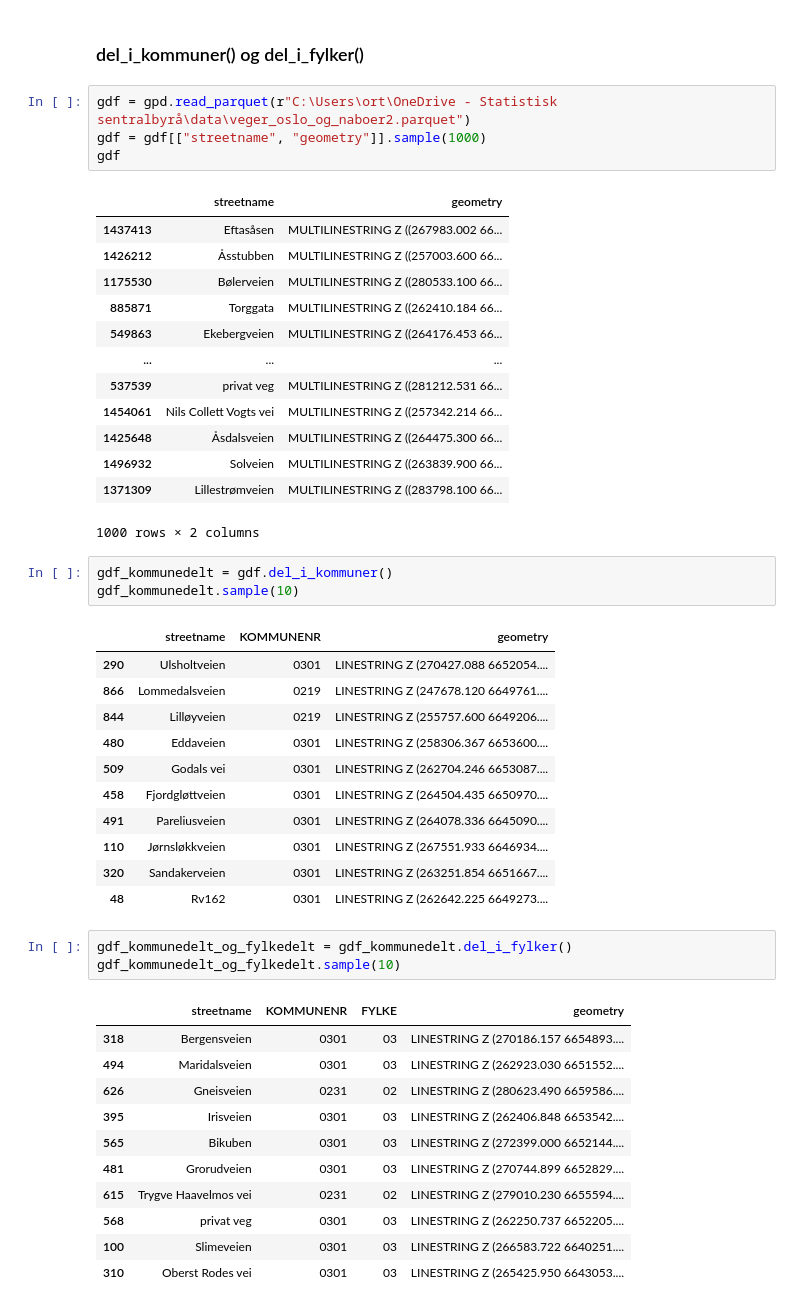
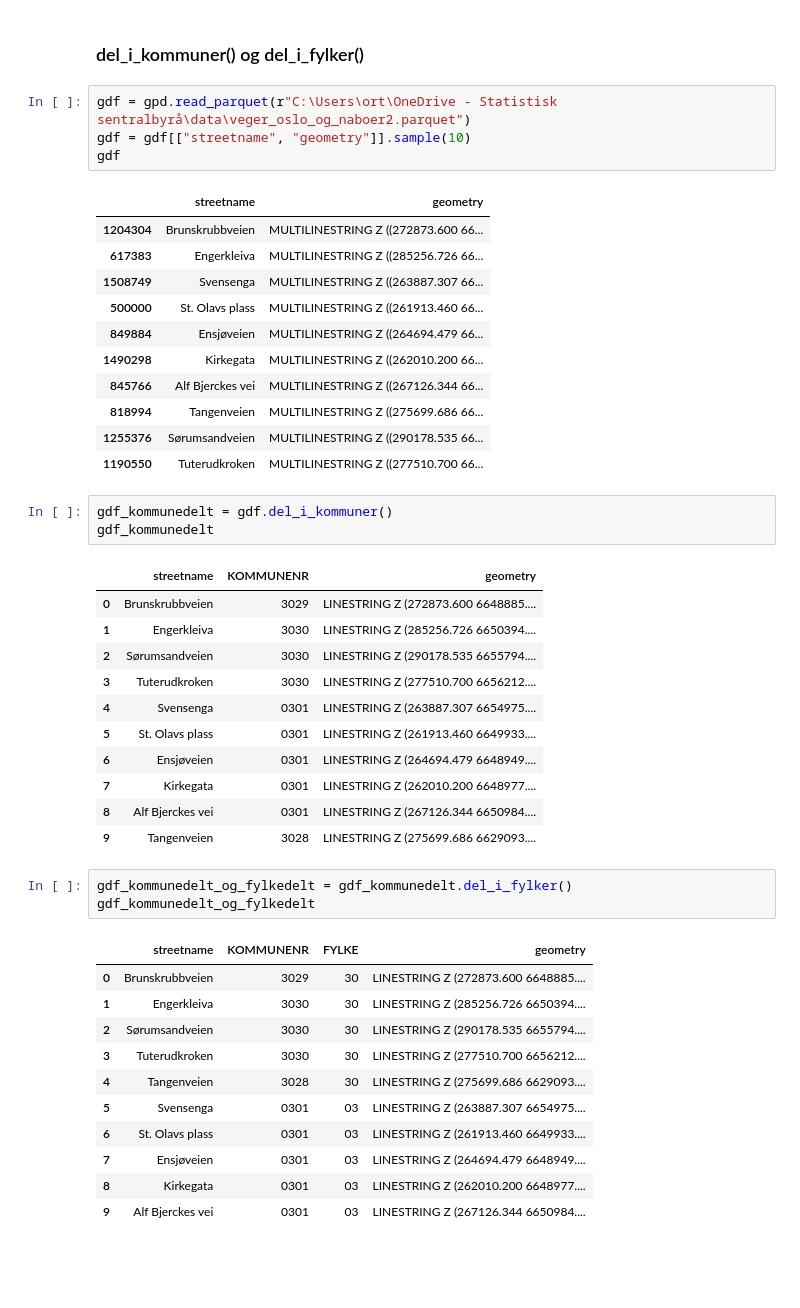
Before and after one commit to statisticsnorway/kommfylk, a Jupyter notebook: eksempler/bruk.ipynb, the cells around one changed output. Saved outputs shown, nothing was run; the diff lists cells and outputs as text; blank space fills up the shorter version.

```diff
--- a/eksempler/bruk.ipynb
+++ b/eksempler/bruk.ipynb
@@ -227,49 +225,47 @@ nabokommuner("0301", 2022)
 ### del_i_kommuner() og del_i_fylker()
 # %%
 gdf = gpd.read_parquet(r"C:\Users\ort\OneDrive - Statistisk sentralbyrå\data\veger_oslo_og_naboer2.parquet")
-gdf = gdf[["streetname", "geometry"]].sample(1000)
+gdf = gdf[["streetname", "geometry"]].sample(10)
 gdf
 # %% [output]
 |  | streetname | geometry |
-| 1437413 | Eftasåsen | MULTILINESTRING Z ((267983.002 66... |
-| 1426212 | Åsstubben | MULTILINESTRING Z ((257003.600 66... |
-| 1175530 | Bølerveien | MULTILINESTRING Z ((280533.100 66... |
-| 885871 | Torggata | MULTILINESTRING Z ((262410.184 66... |
-| 549863 | Ekebergveien | MULTILINESTRING Z ((264176.453 66... |
-| ... | ... | ... |
-| 537539 | privat veg | MULTILINESTRING Z ((281212.531 66... |
-| 1454061 | Nils Collett Vogts vei | MULTILINESTRING Z ((257342.214 66... |
-| 1425648 | Åsdalsveien | MULTILINESTRING Z ((264475.300 66... |
-| 1496932 | Solveien | MULTILINESTRING Z ((263839.900 66... |
-| 1371309 | Lillestrømveien | MULTILINESTRING Z ((283798.100 66... |
+| 1204304 | Brunskrubbveien | MULTILINESTRING Z ((272873.600 66... |
+| 617383 | Engerkleiva | MULTILINESTRING Z ((285256.726 66... |
+| 1508749 | Svensenga | MULTILINESTRING Z ((263887.307 66... |
+| 500000 | St. Olavs plass | MULTILINESTRING Z ((261913.460 66... |
+| 849884 | Ensjøveien | MULTILINESTRING Z ((264694.479 66... |
+| 1490298 | Kirkegata | MULTILINESTRING Z ((262010.200 66... |
+| 845766 | Alf Bjerckes vei | MULTILINESTRING Z ((267126.344 66... |
+| 818994 | Tangenveien | MULTILINESTRING Z ((275699.686 66... |
+| 1255376 | Sørumsandveien | MULTILINESTRING Z ((290178.535 66... |
+| 1190550 | Tuterudkroken | MULTILINESTRING Z ((277510.700 66... |
-1000 rows × 2 columns
 # %%
 gdf_kommunedelt = gdf.del_i_kommuner()
-gdf_kommunedelt.sample(10)
+gdf_kommunedelt
 # %% [output]
 |  | streetname | KOMMUNENR | geometry |
-| 290 | Ulsholtveien | 0301 | LINESTRING Z (270427.088 6652054.... |
-| 866 | Lommedalsveien | 0219 | LINESTRING Z (247678.120 6649761.... |
-| 844 | Lilløyveien | 0219 | LINESTRING Z (255757.600 6649206.... |
-| 480 | Eddaveien | 0301 | LINESTRING Z (258306.367 6653600.... |
-| 509 | Godals vei | 0301 | LINESTRING Z (262704.246 6653087.... |
-| 458 | Fjordgløttveien | 0301 | LINESTRING Z (264504.435 6650970.... |
-| 491 | Pareliusveien | 0301 | LINESTRING Z (264078.336 6645090.... |
-| 110 | Jørnsløkkveien | 0301 | LINESTRING Z (267551.933 6646934.... |
-| 320 | Sandakerveien | 0301 | LINESTRING Z (263251.854 6651667.... |
-| 48 | Rv162 | 0301 | LINESTRING Z (262642.225 6649273.... |
+| 0 | Brunskrubbveien | 3029 | LINESTRING Z (272873.600 6648885.... |
+| 1 | Engerkleiva | 3030 | LINESTRING Z (285256.726 6650394.... |
+| 2 | Sørumsandveien | 3030 | LINESTRING Z (290178.535 6655794.... |
+| 3 | Tuterudkroken | 3030 | LINESTRING Z (277510.700 6656212.... |
+| 4 | Svensenga | 0301 | LINESTRING Z (263887.307 6654975.... |
+| 5 | St. Olavs plass | 0301 | LINESTRING Z (261913.460 6649933.... |
+| 6 | Ensjøveien | 0301 | LINESTRING Z (264694.479 6648949.... |
+| 7 | Kirkegata | 0301 | LINESTRING Z (262010.200 6648977.... |
+| 8 | Alf Bjerckes vei | 0301 | LINESTRING Z (267126.344 6650984.... |
+| 9 | Tangenveien | 3028 | LINESTRING Z (275699.686 6629093.... |
 # %%
 gdf_kommunedelt_og_fylkedelt = gdf_kommunedelt.del_i_fylker()
-gdf_kommunedelt_og_fylkedelt.sample(10)
+gdf_kommunedelt_og_fylkedelt
 # %% [output]
 |  | streetname | KOMMUNENR | FYLKE | geometry |
-| 318 | Bergensveien | 0301 | 03 | LINESTRING Z (270186.157 6654893.... |
-| 494 | Maridalsveien | 0301 | 03 | LINESTRING Z (262923.030 6651552.... |
-| 626 | Gneisveien | 0231 | 02 | LINESTRING Z (280623.490 6659586.... |
-| 395 | Irisveien | 0301 | 03 | LINESTRING Z (262406.848 6653542.... |
-| 565 | Bikuben | 0301 | 03 | LINESTRING Z (272399.000 6652144.... |
-| 481 | Grorudveien | 0301 | 03 | LINESTRING Z (270744.899 6652829.... |
-| 615 | Trygve Haavelmos vei | 0231 | 02 | LINESTRING Z (279010.230 6655594.... |
-| 568 | privat veg | 0301 | 03 | LINESTRING Z (262250.737 6652205.... |
-| 100 | Slimeveien | 0301 | 03 | LINESTRING Z (266583.722 6640251.... |
-| 310 | Oberst Rodes vei | 0301 | 03 | LINESTRING Z (265425.950 6643053.... |
+| 0 | Brunskrubbveien | 3029 | 30 | LINESTRING Z (272873.600 6648885.... |
+| 1 | Engerkleiva | 3030 | 30 | LINESTRING Z (285256.726 6650394.... |
+| 2 | Sørumsandveien | 3030 | 30 | LINESTRING Z (290178.535 6655794.... |
+| 3 | Tuterudkroken | 3030 | 30 | LINESTRING Z (277510.700 6656212.... |
+| 4 | Tangenveien | 3028 | 30 | LINESTRING Z (275699.686 6629093.... |
+| 5 | Svensenga | 0301 | 03 | LINESTRING Z (263887.307 6654975.... |
+| 6 | St. Olavs plass | 0301 | 03 | LINESTRING Z (261913.460 6649933.... |
+| 7 | Ensjøveien | 0301 | 03 | LINESTRING Z (264694.479 6648949.... |
+| 8 | Kirkegata | 0301 | 03 | LINESTRING Z (262010.200 6648977.... |
+| 9 | Alf Bjerckes vei | 0301 | 03 | LINESTRING Z (267126.344 6650984.... |
```
Also changed, not shown: parts of 13 cells of this notebook.
